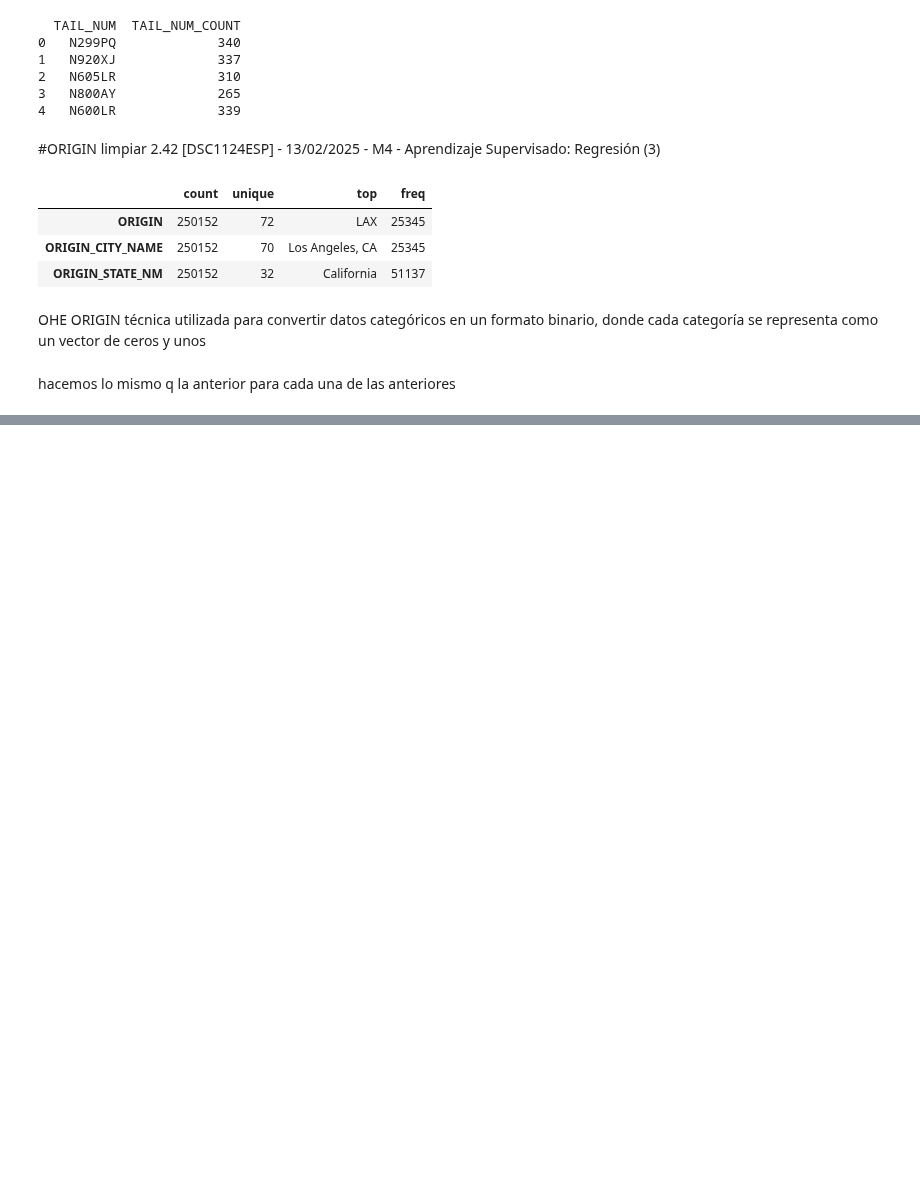
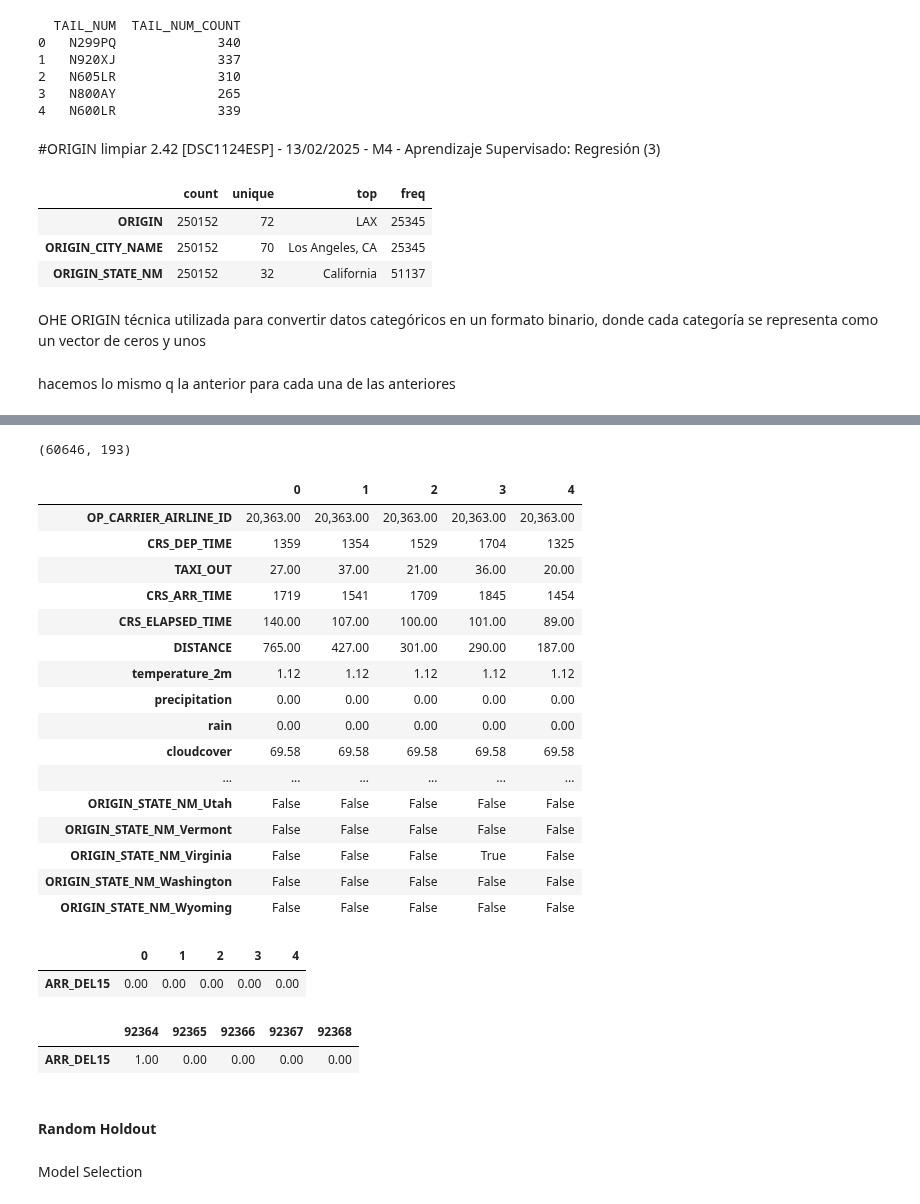
Before and after one commit to KARENCMP82/Python, a Jupyter notebook: Clasificacion_Clase.ipynb, the cells around one changed output, grey strips where cells are left out. Saved outputs shown, nothing was run; the diff lists cells and outputs as text; code cells hidden in the pictures; blank space fills up the shorter version.

```diff
--- a/Clasificacion_Clase.ipynb
+++ b/Clasificacion_Clase.ipynb
@@ -659,5 +653,0 @@ dami_dataset=pd.get_dummies(df['ORIGIN'], prefix='ORIGIN', drop_first=True)
-# %%
-#unimos el data sert anterior creado con true o false con el antiguo
-df=pd.concat([df, dami_dataset], axis=1)
-# %%
-df.drop('ORIGIN', axis=1, inplace=True)
@@ -663,0 +711,6 @@ df.drop('ORIGIN', axis=1, inplace=True)
+# %%
+dev_df = df[(df['Year'] == 2018)& (df['Month']<7)]
+# %%
+dev_df.shape
+# %% [output]
+(60646, 193)
@@ -663,0 +719,3 @@ df.drop('ORIGIN', axis=1, inplace=True)
+# %%
+dev_df_X = dev_df.drop('ARR_DEL15', axis=1)
+dev_df_y = dev_df[['ARR_DEL15']]
@@ -663,0 +725,32 @@ df.drop('ORIGIN', axis=1, inplace=True)
+# %%
+dev_df_X.head().T
+# %% [output]
+|  | 0 | 1 | 2 | 3 | 4 |
+| OP_CARRIER_AIRLINE_ID | 20,363.00 | 20,363.00 | 20,363.00 | 20,363.00 | 20,363.00 |
+| CRS_DEP_TIME | 1359 | 1354 | 1529 | 1704 | 1325 |
+| TAXI_OUT | 27.00 | 37.00 | 21.00 | 36.00 | 20.00 |
+| CRS_ARR_TIME | 1719 | 1541 | 1709 | 1845 | 1454 |
+| CRS_ELAPSED_TIME | 140.00 | 107.00 | 100.00 | 101.00 | 89.00 |
+| DISTANCE | 765.00 | 427.00 | 301.00 | 290.00 | 187.00 |
+| temperature_2m | 1.12 | 1.12 | 1.12 | 1.12 | 1.12 |
+| precipitation | 0.00 | 0.00 | 0.00 | 0.00 | 0.00 |
+| rain | 0.00 | 0.00 | 0.00 | 0.00 | 0.00 |
+| cloudcover | 69.58 | 69.58 | 69.58 | 69.58 | 69.58 |
+| ... | ... | ... | ... | ... | ... |
+| ORIGIN_STATE_NM_Utah | False | False | False | False | False |
+| ORIGIN_STATE_NM_Vermont | False | False | False | False | False |
+| ORIGIN_STATE_NM_Virginia | False | False | False | True | False |
+| ORIGIN_STATE_NM_Washington | False | False | False | False | False |
+| ORIGIN_STATE_NM_Wyoming | False | False | False | False | False |
+# %%
+dev_df_y.head().T
+# %% [output]
+|  | 0 | 1 | 2 | 3 | 4 |
+| ARR_DEL15 | 0.00 | 0.00 | 0.00 | 0.00 | 0.00 |
+# %%
+val_df_y.head().T
+# %% [output]
+|  | 92364 | 92365 | 92366 | 92367 | 92368 |
+| ARR_DEL15 | 1.00 | 0.00 | 0.00 | 0.00 | 0.00 |
+# %% [markdown]
+#### Random Holdout
@@ -663,0 +764,2 @@ df.drop('ORIGIN', axis=1, inplace=True)
+# %% [markdown]
+Model Selection
```
Also changed, not shown: parts of 26 cells of this notebook.
